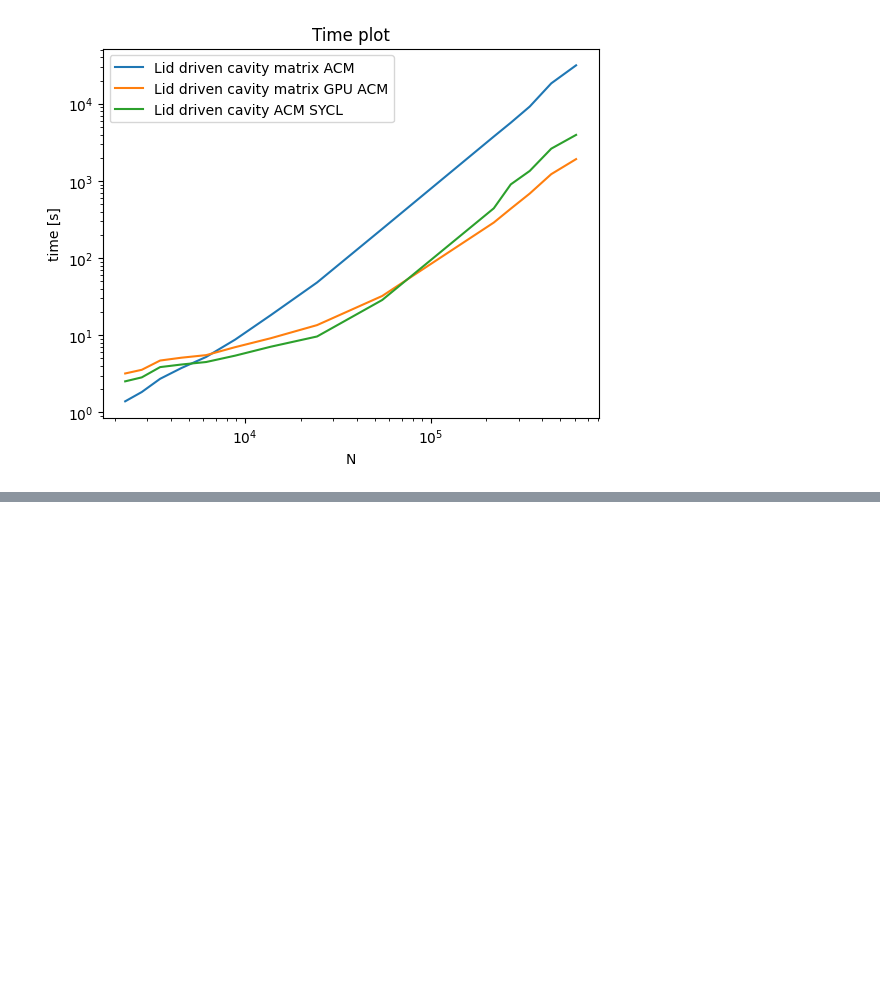
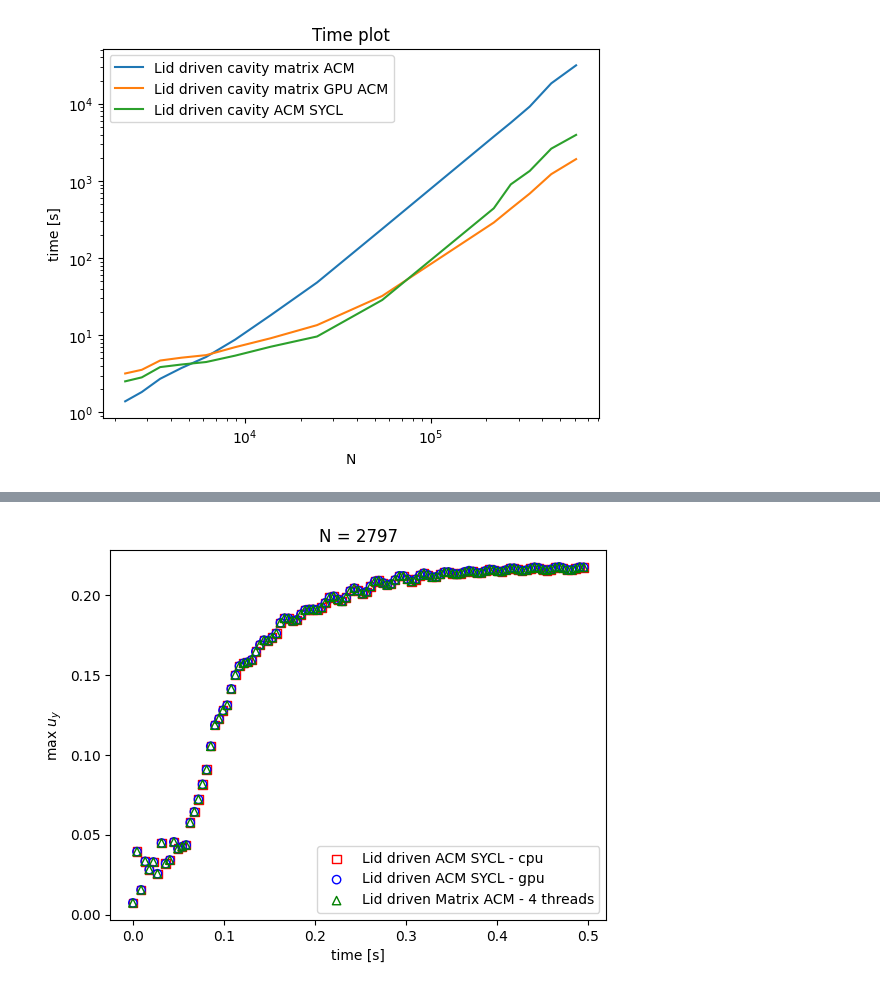
Before and after one commit to ggasper/lid-driven-cavity-gpu, a Jupyter notebook: benchmark/benchmark.ipynb, the cells around one changed output, grey strips where cells are left out. Drawn from its saved outputs; the diff is of its cells as text; code cells hidden in the pictures; blank space fills up the shorter version.

```diff
--- a/benchmark/benchmark.ipynb
+++ b/benchmark/benchmark.ipynb
@@ -471,0 +536,8 @@ ax.legend()
+# %%
+programs = [
+    (f"Lid driven ACM SYCL - {device}", f"lidDrivenACMSYCL_{device}")
+    for device in ["cpu", "gpu"]
+] + [("Lid driven Matrix ACM - 4 threads", "lidDrivenMatrixACM_4")]
+draw_scatter_plots(programs)
+# %% [output]
+[figure, added]
```
Also changed, not shown: parts of 20 cells of this notebook, 15 other files.
